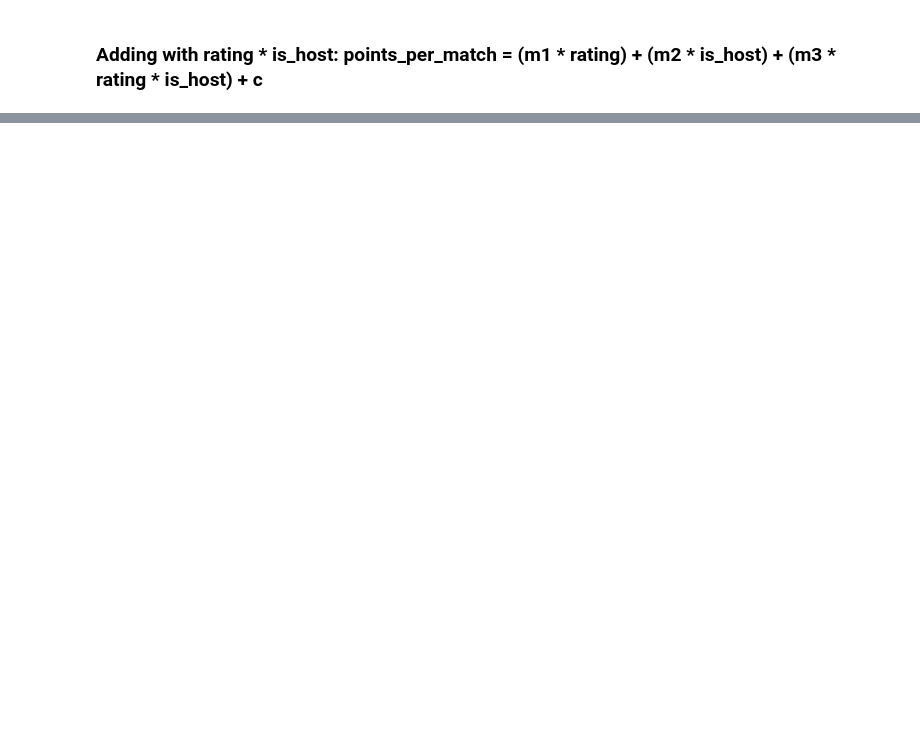
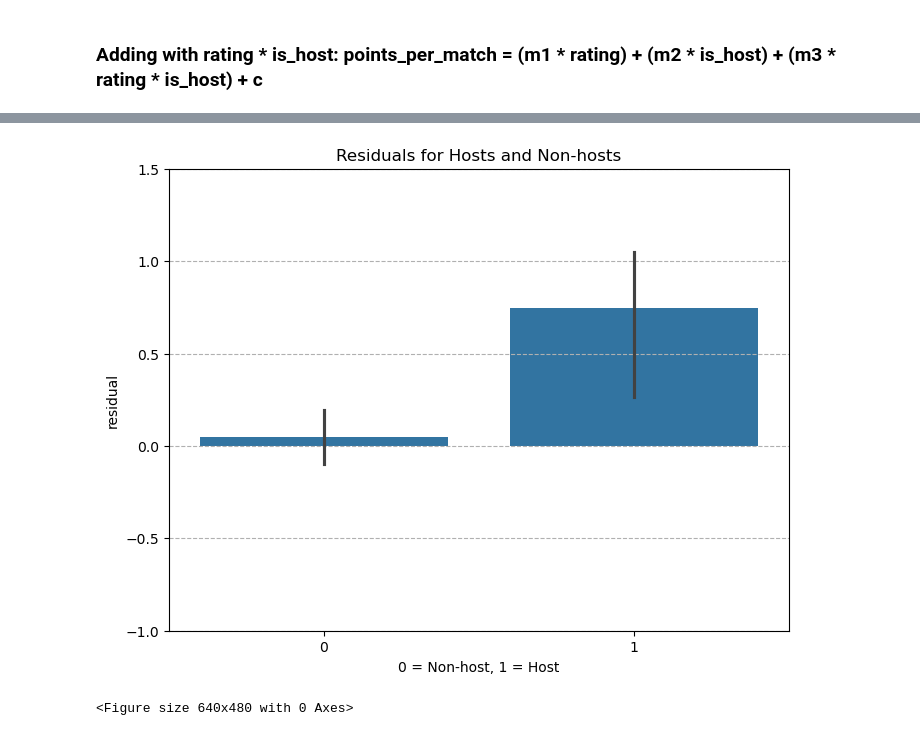
Before and after one commit to mimiphe/BEE2041-FinalProject, a Jupyter notebook: Data_Scraping.ipynb, the cells around one changed output, grey strips where cells are left out. Cells and saved outputs as stored; diff of their text form; code cells hidden in the pictures; blank space fills up the shorter version.

Commit message:
Cleaning and adding in blog post text

```diff
--- a/Data_Scraping.ipynb
+++ b/Data_Scraping.ipynb
@@ -1266,29 +1252,32 @@ epah1["residual"] = y - pred_points_pm
 # %% [markdown]
 ### Creating Graphs - Comparing Residuals
 # %%
-# Close any previously opened figures
-plt.close("all")
+# Give plot a name for calling in blog post
+def plot_d (epah1):
 
-# Convert the data type of the is_host column in host_df2 from float to int
-epah1.is_host = epah1.is_host.astype("int")
+    # Close any previously opened figures
+    plt.close("all")
 
-# Specify the dimensions of the plot
-plt.figure(figsize=(8,6))
-plt.ylim(-1, 1.5)
+    # Convert the data type of the is_host column in host_df2 from float to int
+    epah1.is_host = epah1.is_host.astype("int")
 
-# Add the gridlines to the plot
-plt.grid(linestyle = "--")
+    # Specify the dimensions of the plot
+    plt.figure(figsize=(8,6))
+    plt.ylim(-1, 1.5)
 
-# Check the data type of all columns in the DataFrame (commented out after observing)
-# epah1.info()
+    # Add the gridlines to the plot
+    plt.grid(linestyle = "--")
 
-# use sns to plot a barchart
-sns.barplot(x = "is_host", y = "residual", data = epah1)
-plt.xlabel("0 = Non-host, 1 = Host");
-plt.title("Residuals for Hosts and Non-hosts")
+    # Check the data type of all columns in the DataFrame (commented out after observing)
+    # epah1.info()
 
-# Check plot has all necessary features (commented out after observing)
-plt.show()
+    # use sns to plot a barchart
+    sns.barplot(x = "is_host", y = "residual", data = epah1)
+    plt.xlabel("0 = Non-host, 1 = Host");
+    plt.title("Residuals for Hosts and Non-hosts")
 
-# Save the plot as a png file
-plt.savefig("residuals_hosts_vs_non_hosts_box.png")
+    # Check plot has all necessary features (commented out after observing)
+    plt.show()
+
+    # Save the plot as a png file
+    plt.savefig("residuals_hosts_vs_non_hosts_box.png")
@@ -1477,0 +1507,5 @@ strong multicollinearity or other numerical problems.
+# %%
+plot_d (epah1)
+# %% [output]
+[figure, added]
+<Figure size 640x480 with 0 Axes>
```
Also changed, not shown: parts of 32 cells of this notebook.
